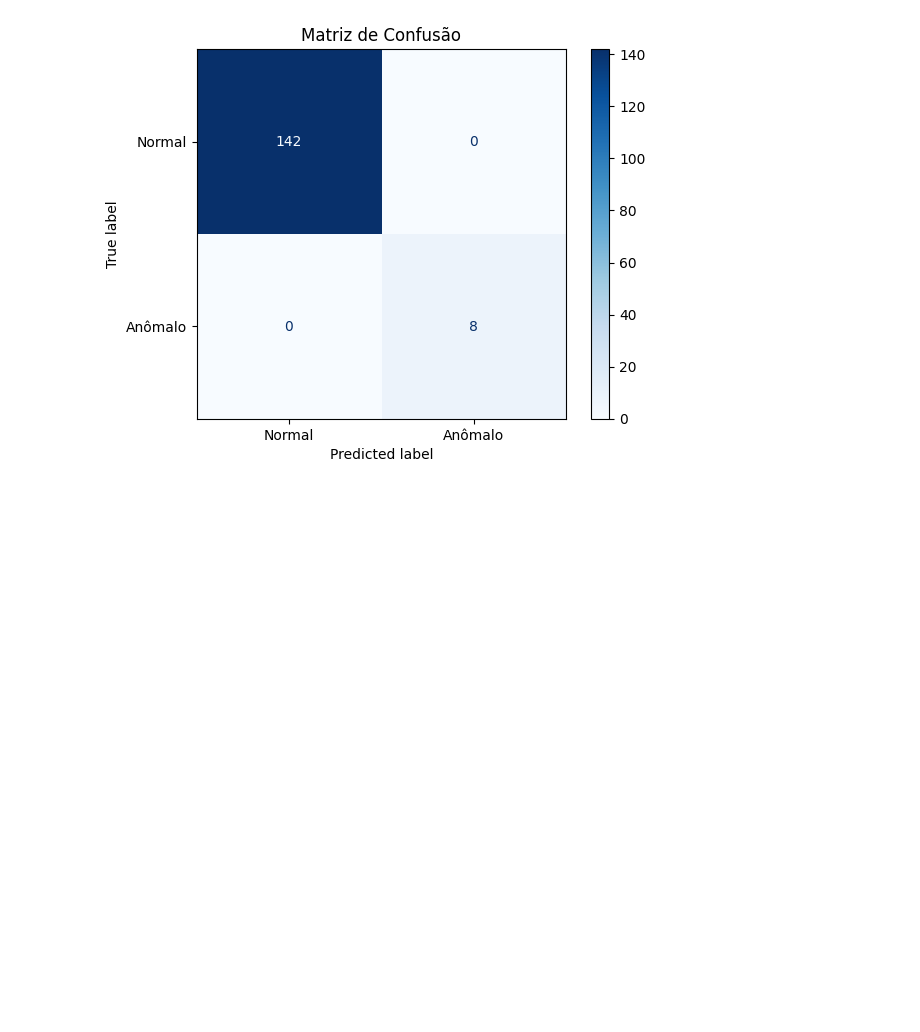
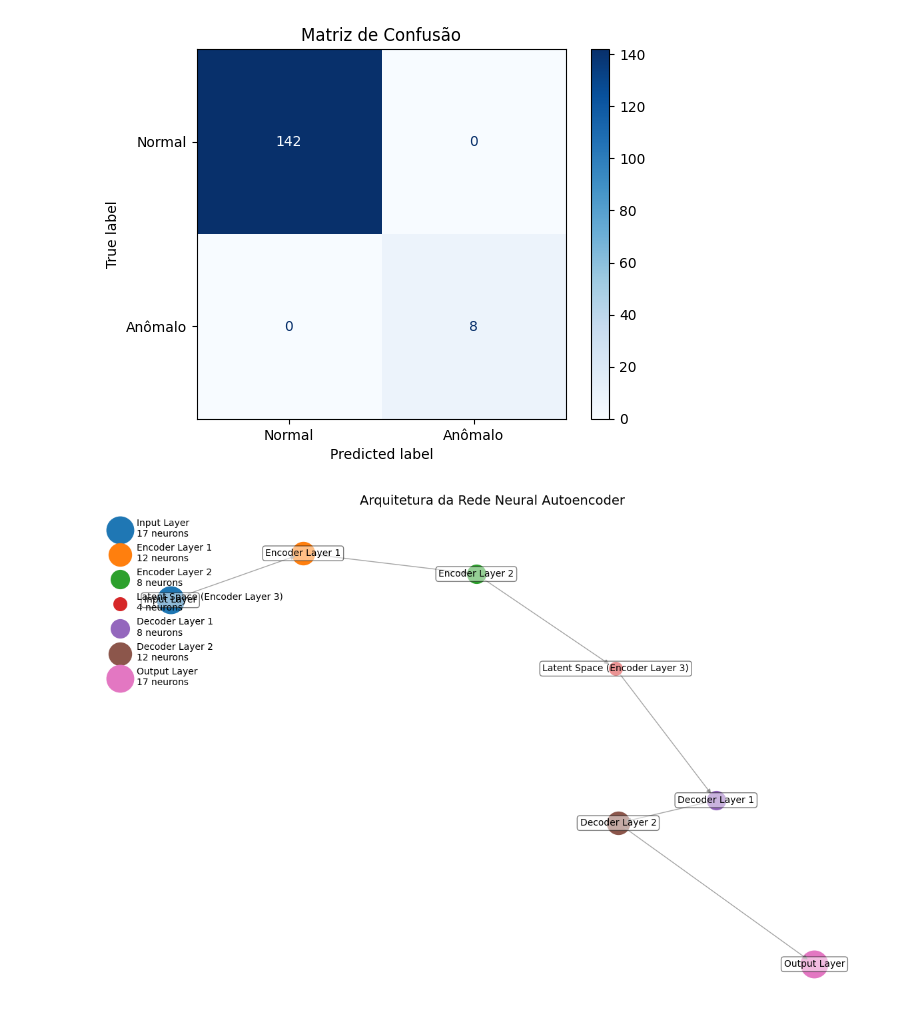
Before and after one commit to felippedamasoade/Deep_Learning_CV, a Jupyter notebook: DEEP_LEARNing.ipynb, the cells around one changed output. Saved outputs shown, nothing was run; the diff lists cells and outputs as text; code cells hidden in the pictures; blank space fills up the shorter version.

```diff
--- a/DEEP_LEARNing.ipynb
+++ b/DEEP_LEARNing.ipynb
@@ -273,3 +205,54 @@ plt.title("Matriz de Confusão")
 plt.show()
 # %% [output]
 [figure]
+# %%
+import matplotlib.pyplot as plt
+import networkx as nx
+
+# Dados do modelo de autoencoder (camadas e número de neurônios)
+layers = {
+    "Input Layer": 17,
+    "Encoder Layer 1": 12,
+    "Encoder Layer 2": 8,
+    "Latent Space (Encoder Layer 3)": 4,
+    "Decoder Layer 1": 8,
+    "Decoder Layer 2": 12,
+    "Output Layer": 17,
+}
+
+# Criar grafo para visualização
+G = nx.DiGraph()
+
+# Adicionar nós e conexões entre camadas
+previous_layer = None
+for layer, neurons in layers.items():
+    G.add_node(layer, neurons=neurons)
+    if previous_layer:
+        G.add_edge(previous_layer, layer)
+    previous_layer = layer
+
+# Configurar layout
+pos = nx.spring_layout(G, seed=42)
+plt.figure(figsize=(12, 8))
+
+# Adicionar nós ao gráfico
+for node in G.nodes(data=True):
+    layer_name = node[0]
+    neurons = node[1]["neurons"]
+    plt.scatter(*pos[layer_name], s=neurons * 50, label=f"{layer_name}\n{neurons} neurons")
+
+# Adicionar arestas
+nx.draw_networkx_edges(G, pos, arrows=True, arrowstyle="-|>", edge_color="gray", alpha=0.7)
+
+# Adicionar rótulos
+for node, (x, y) in pos.items():
+    plt.text(x, y, node, fontsize=10, ha="center", va="center", bbox=dict(boxstyle="round,pad=0.3", fc="white", alpha=0.5))
+
+# Configurações finais do gráfico
+plt.title("Arquitetura da Rede Neural Autoencoder", fontsize=14)
+plt.axis("off")
+plt.legend(loc="upper left", fontsize=10, frameon=False)
+plt.tight_layout()
+plt.show()
+# %% [output]
+[figure, added]
```
Also changed, not shown: parts of 4 cells of this notebook.
